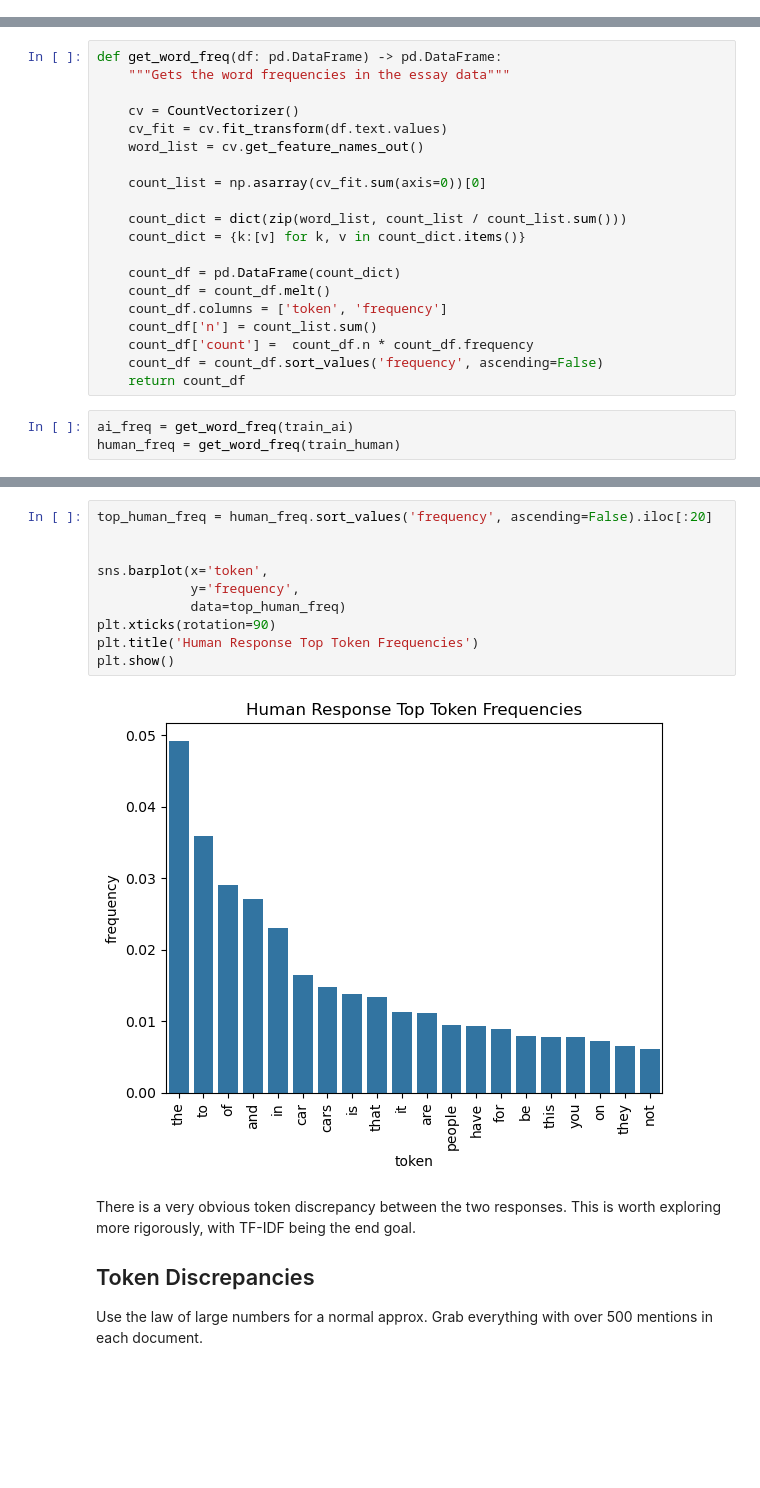
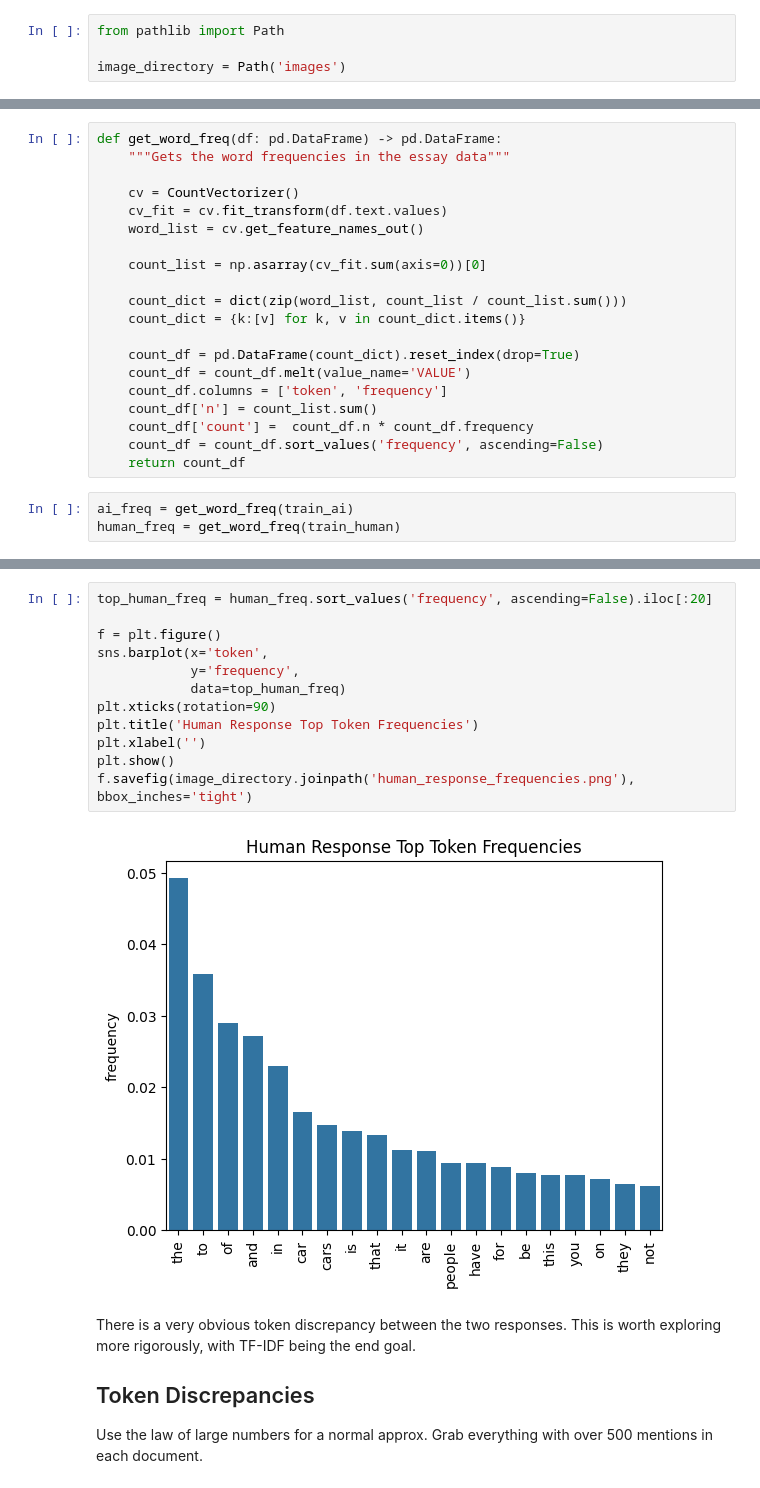
Before and after one commit to jgwaugh/ai-text-detection, a Jupyter notebook: genai_text_prediction.ipynb, the cells around one changed output, grey strips where cells are left out. Saved outputs shown, nothing was run; the diff lists cells and outputs as text; blank space fills up the shorter version.

Commit message:
adding the figure updates'

```diff
--- a/genai_text_prediction.ipynb
+++ b/genai_text_prediction.ipynb
@@ -21,6 +21,10 @@ import seaborn as sns
 #! pip install accelerate
 # %%
 train = pd.read_csv('train_v2_drcat_02.csv')
+# %%
+from pathlib import Path
+
+image_directory = Path('images')
 # %%
 df_plt = train.groupby('prompt_name').label.mean().reset_index()
 
@@ -91,8 +97,8 @@ def get_word_freq(df: pd.DataFrame) -> pd.DataFrame:
     count_dict = dict(zip(word_list, count_list / count_list.sum()))
     count_dict = {k:[v] for k, v in count_dict.items()}
 
-    count_df = pd.DataFrame(count_dict)
-    count_df = count_df.melt()
+    count_df = pd.DataFrame(count_dict).reset_index(drop=True)
+    count_df = count_df.melt(value_name='VALUE')
     count_df.columns = ['token', 'frequency']
     count_df['n'] = count_list.sum()
     count_df['count'] =  count_df.n * count_df.frequency
@@ -116,15 +125,17 @@ plt.show()
 # %%
 top_human_freq = human_freq.sort_values('frequency', ascending=False).iloc[:20]
 
-
+f = plt.figure()
 sns.barplot(x='token',
             y='frequency',
             data=top_human_freq)
 plt.xticks(rotation=90)
 plt.title('Human Response Top Token Frequencies')
+plt.xlabel('')
 plt.show()
+f.savefig(image_directory.joinpath('human_response_frequencies.png'), bbox_inches='tight')
 # %% [output]
-[figure, old version]
+[figure, new version]
 # %% [markdown]
 There is a very obvious token discrepancy between the two responses. This is worth exploring more rigorously, with TF-IDF being the end goal.
 
```
Also changed, not shown: parts of 23 cells of this notebook.
